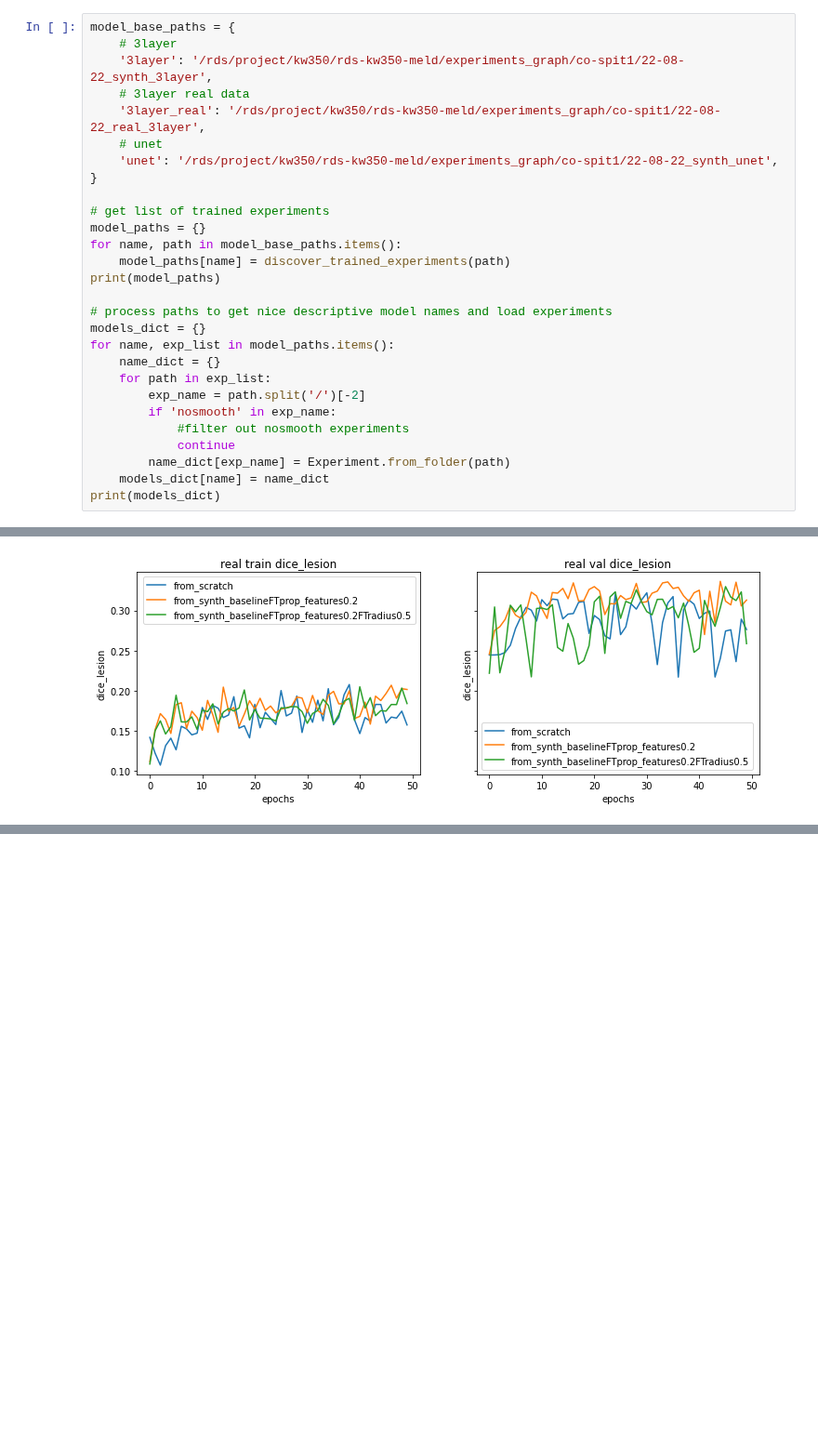
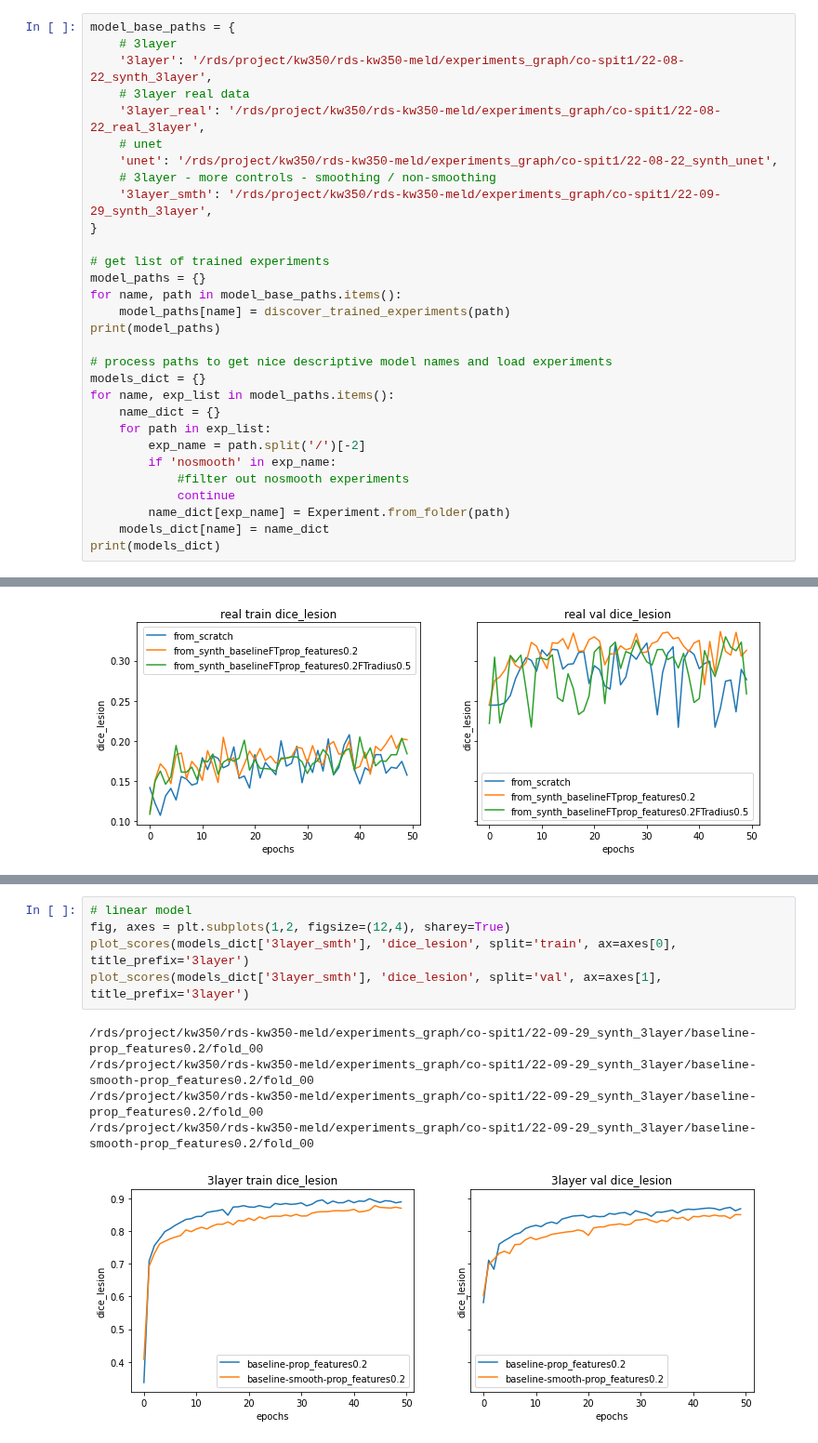
Before and after one commit to MELDProject/meld_graph, a Jupyter notebook: notebooks/2022-08-22 synthetic experiments evaluation Hannah.ipynb, the cells around one changed output, grey strips where cells are left out. Shown at 93% size. Drawn from its saved outputs; the diff is of its cells as text; blank space fills up the shorter version.

```diff
--- a/notebooks/2022-08-22 synthetic experiments evaluation Hannah.ipynb
+++ b/notebooks/2022-08-22 synthetic experiments evaluation Hannah.ipynb
@@ -80,6 +86,8 @@ model_base_paths = {
     '3layer_real': '/rds/project/kw350/rds-kw350-meld/experiments_graph/co-spit1/22-08-22_real_3layer',
     # unet
     'unet': '/rds/project/kw350/rds-kw350-meld/experiments_graph/co-spit1/22-08-22_synth_unet',
+    # 3layer - more controls - smoothing / non-smoothing
+    '3layer_smth': '/rds/project/kw350/rds-kw350-meld/experiments_graph/co-spit1/22-09-29_synth_3layer',
 }
 
 # get list of trained experiments
@@ -173,0 +186,11 @@ plot_scores(models_dict['3layer_real'], 'dice_lesion', split='val', ax=axes[1],
+# %%
+# linear model
+fig, axes = plt.subplots(1,2, figsize=(12,4), sharey=True)
+plot_scores(models_dict['3layer_smth'], 'dice_lesion', split='train', ax=axes[0], title_prefix='3layer')
+plot_scores(models_dict['3layer_smth'], 'dice_lesion', split='val', ax=axes[1], title_prefix='3layer')
+# %% [output]
+/rds/project/kw350/rds-kw350-meld/experiments_graph/co-spit1/22-09-29_synth_3layer/baseline-prop_features0.2/fold_00
+/rds/project/kw350/rds-kw350-meld/experiments_graph/co-spit1/22-09-29_synth_3layer/baseline-smooth-prop_features0.2/fold_00
+/rds/project/kw350/rds-kw350-meld/experiments_graph/co-spit1/22-09-29_synth_3layer/baseline-prop_features0.2/fold_00
+/rds/project/kw350/rds-kw350-meld/experiments_graph/co-spit1/22-09-29_synth_3layer/baseline-smooth-prop_features0.2/fold_00
+[figure, added]
```
Also changed, not shown: parts of 3 cells of this notebook, 1 other file.
